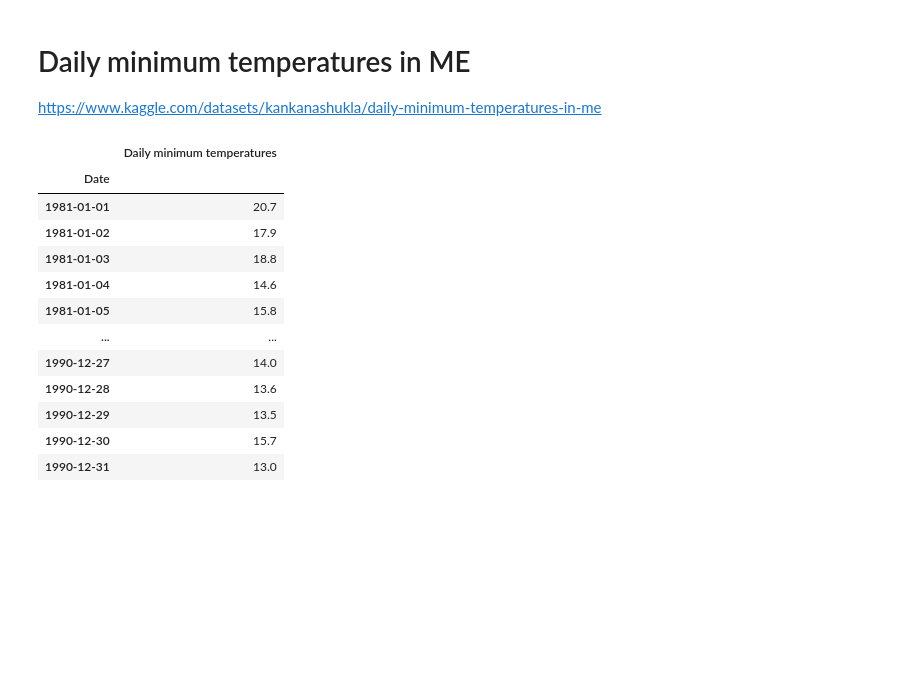
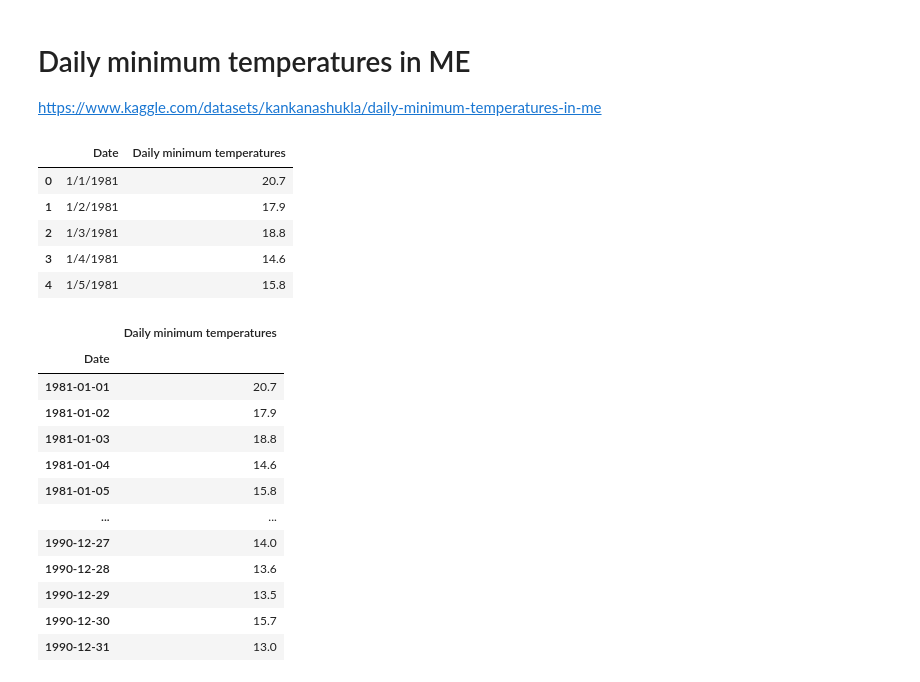
Before and after one commit to philbeliveau/Fuzzy_FTS, a Jupyter notebook: Electricity_data/Electricity_Univariate.ipynb, the cells around one changed output. Drawn from its saved outputs; the diff is of its cells as text; code cells hidden in the pictures; blank space fills up the shorter version.

Commit message:
daily push

```diff
--- a/Electricity_data/Electricity_Univariate.ipynb
+++ b/Electricity_data/Electricity_Univariate.ipynb
@@ -7,6 +7,15 @@ import numpy as np
 import matplotlib.pyplot as plt
 # %%
 df2=pd.read_csv("/Users/philippebeliveau/Desktop/Bureau/Notebook_Jupyter_R/Fuzzy_TS_Conformal_Prediction/Fuzzy_FTS/Electricity_data/daily-minimum-temperatures-in-me.csv")
+# %%
+df2.head()
+# %% [output]
+|  | Date | Daily minimum temperatures |
+| 0 | 1/1/1981 | 20.7 |
+| 1 | 1/2/1981 | 17.9 |
+| 2 | 1/3/1981 | 18.8 |
+| 3 | 1/4/1981 | 14.6 |
+| 4 | 1/5/1981 | 15.8 |
 # %%
 df2['Date']=pd.to_datetime(df2['Date'])
 
```
Also changed, not shown: parts of 22 cells of this notebook, 5 other files.
